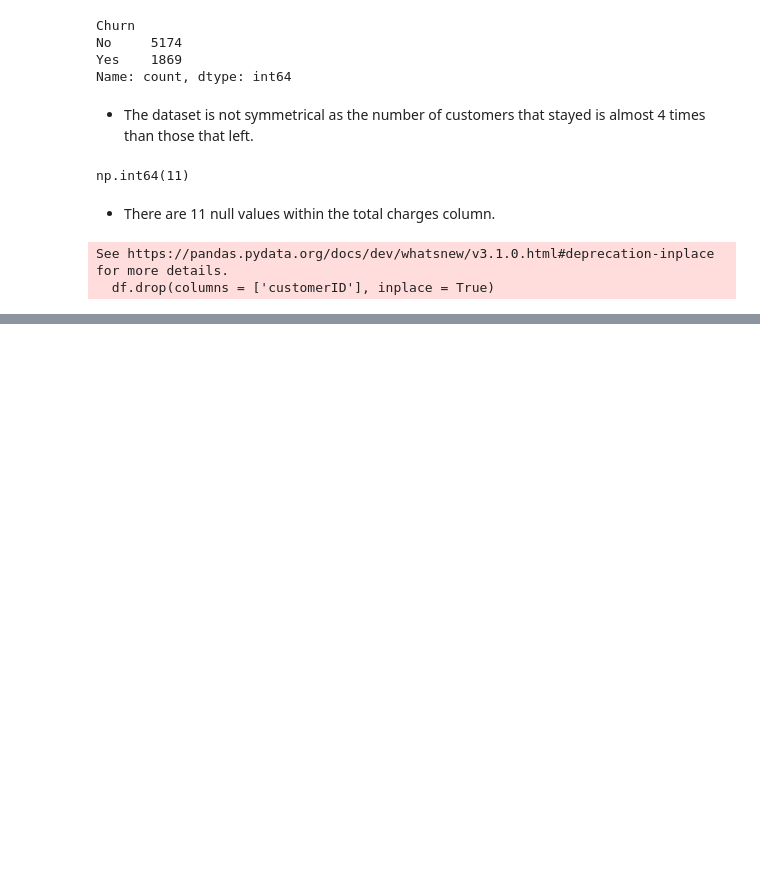
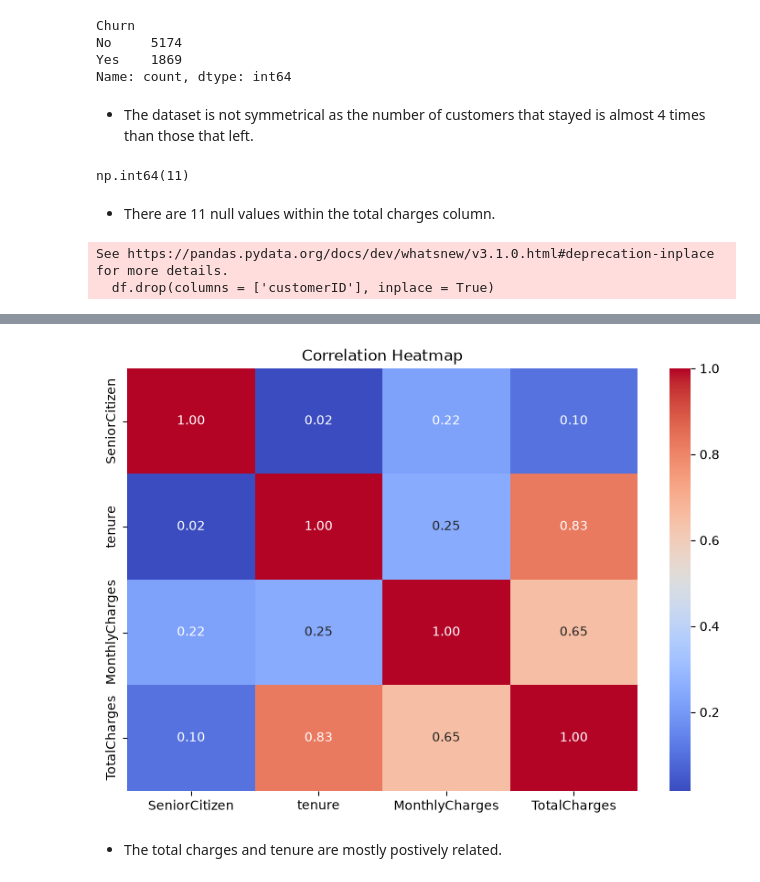
Before and after one commit to seelneas/Datheon_Machine_Learning_-_Data_Science_Internship, a Jupyter notebook: Predictive_Customer_Churn_Classifier/customer_churn.ipynb, the cells around one changed output, grey strips where cells are left out. Saved outputs shown, nothing was run; the diff lists cells and outputs as text; code cells hidden in the pictures; blank space fills up the shorter version.

```diff
--- a/Predictive_Customer_Churn_Classifier/customer_churn.ipynb
+++ b/Predictive_Customer_Churn_Classifier/customer_churn.ipynb
@@ -116,0 +145,19 @@ See https://pandas.pydata.org/docs/dev/whatsnew/v3.1.0.html#deprecation-inplace
+# %%
+# Correlation Analysis
+numeric_df = df.select_dtypes(include=np.number)
+
+plt.figure(figsize=(9, 6))
+
+sns.heatmap(
+    numeric_df.corr(),
+    annot=True,
+    cmap='coolwarm',
+    fmt='.2f'
+)
+
+plt.title('Correlation Heatmap')
+plt.show()
+# %% [output]
+[figure, added]
+# %% [markdown]
+- The total charges and tenure are mostly postively related.
```
Also changed, not shown: parts of 3 cells of this notebook.
